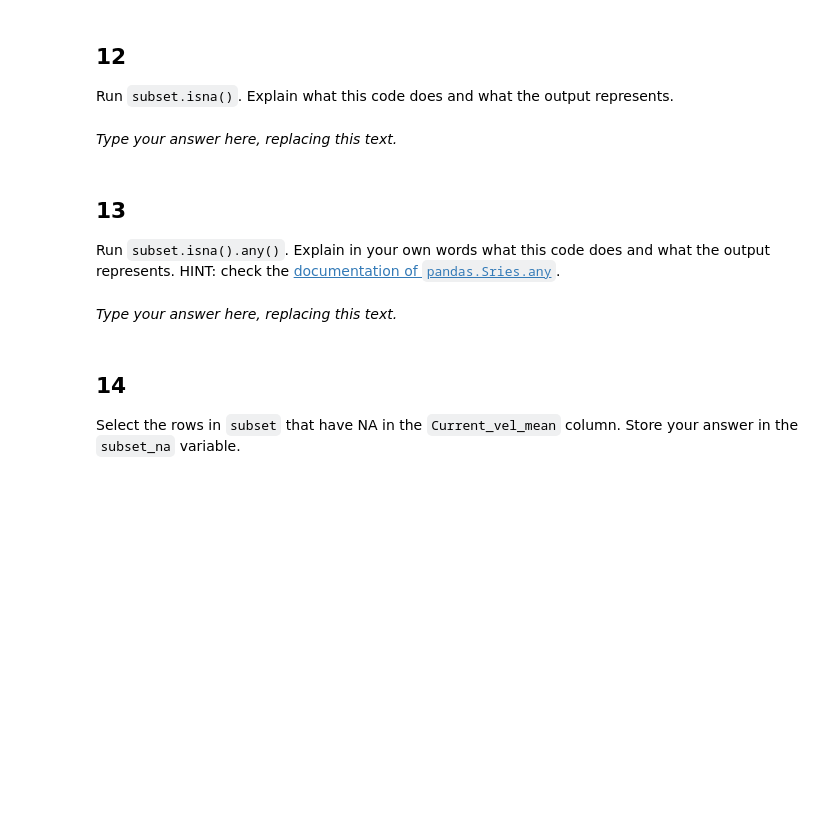
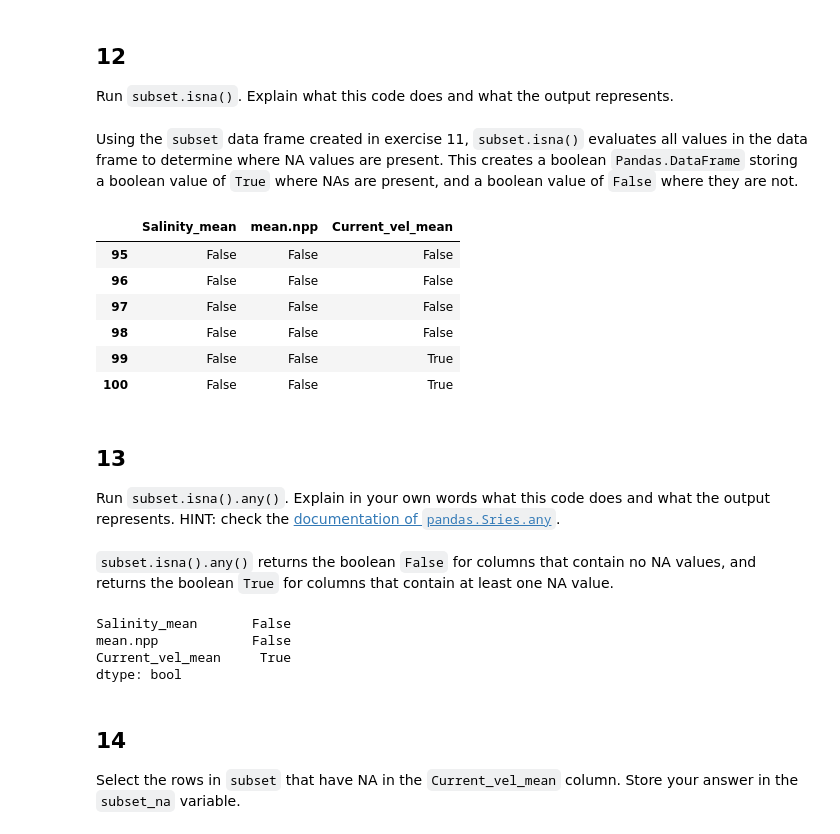
Before and after one commit to rfswick/eds220-hwk1-rfs, a Jupyter notebook: hwk1-task2-corals.ipynb, the cells around one changed output. Saved outputs shown, nothing was run; the diff lists cells and outputs as text; code cells hidden in the pictures; blank space fills up the shorter version.

Commit message:
hwk1-task2-corals complete

```diff
--- a/hwk1-task2-corals.ipynb
+++ b/hwk1-task2-corals.ipynb
@@ -217,3 +268,6 @@ subset = ...
+# %%
+# Select rows 95 through 100 (including 100), and the 17th, 20th, and 28th columns
+subset = coral_div.iloc[95:101, [16, 19, 27]]
 # %%
 # View the dataframe
 subset
@@ -223,8 +285,18 @@ subset
 ## 12
 
 Run `subset.isna()`. Explain what this code does and what the output represents.
-# %% [markdown]
-_Type your answer here, replacing this text._
+# %% [markdown]
+Using the `subset` data frame created in exercise 11, `subset.isna()` evaluates all values in the data frame to determine where NA values are present. This creates a boolean `Pandas.DataFrame` storing a boolean value of `True` where NAs are present, and a boolean value of `False` where they are not.
+# %%
+subset.isna()
+# %% [output]
+|  | Salinity_mean | mean.npp | Current_vel_mean |
+| 95 | False | False | False |
+| 96 | False | False | False |
+| 97 | False | False | False |
+| 98 | False | False | False |
+| 99 | False | False | True |
+| 100 | False | False | True |
 # %% [markdown]
 <!-- END QUESTION -->
 
@@ -232,8 +304,15 @@ _Type your answer here, replacing this text._
 
 ## 13
 Run `subset.isna().any()`. Explain in your own words what this code does and what the output represents. HINT: check the [documentation of `pandas.Sries.any`](https://pandas.pydata.org/docs/reference/api/pandas.Series.any.html).
-# %% [markdown]
-_Type your answer here, replacing this text._
+# %% [markdown]
+`subset.isna().any()` returns the boolean `False` for columns that contain no NA values, and returns the boolean `True` for columns that contain at least one NA value.
+# %%
+subset.isna().any()
+# %% [output]
+Salinity_mean       False
+mean.npp            False
+Current_vel_mean     True
+dtype: bool
 # %% [markdown]
 <!-- END QUESTION -->
 
```
Also changed, not shown: parts of 26 cells of this notebook.
